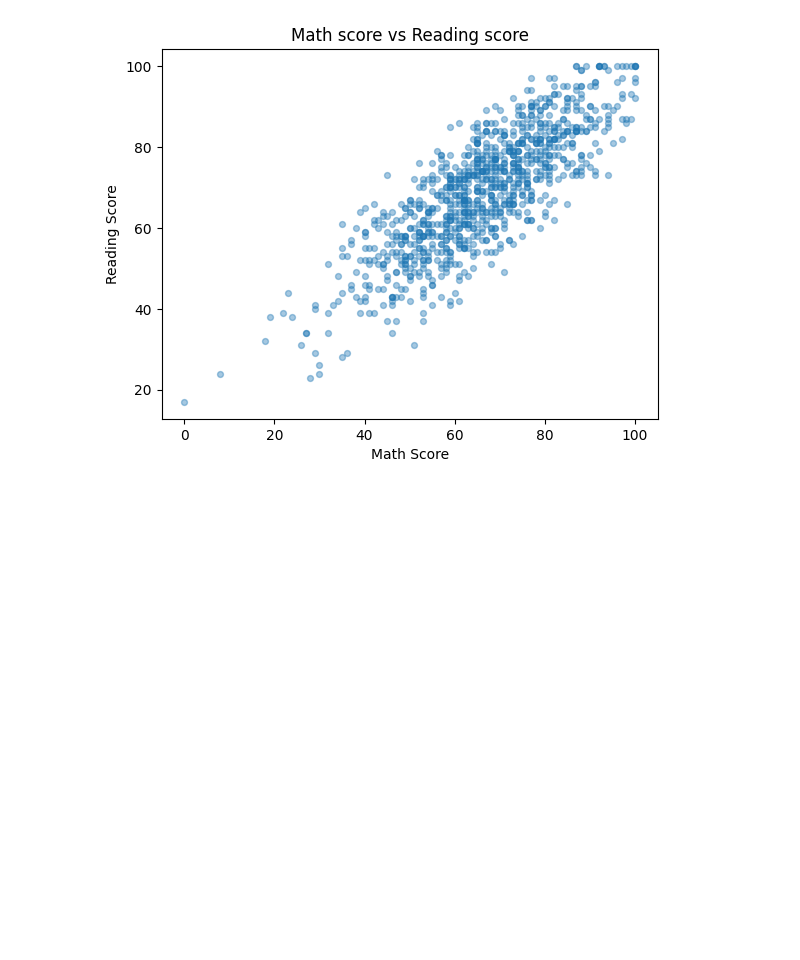
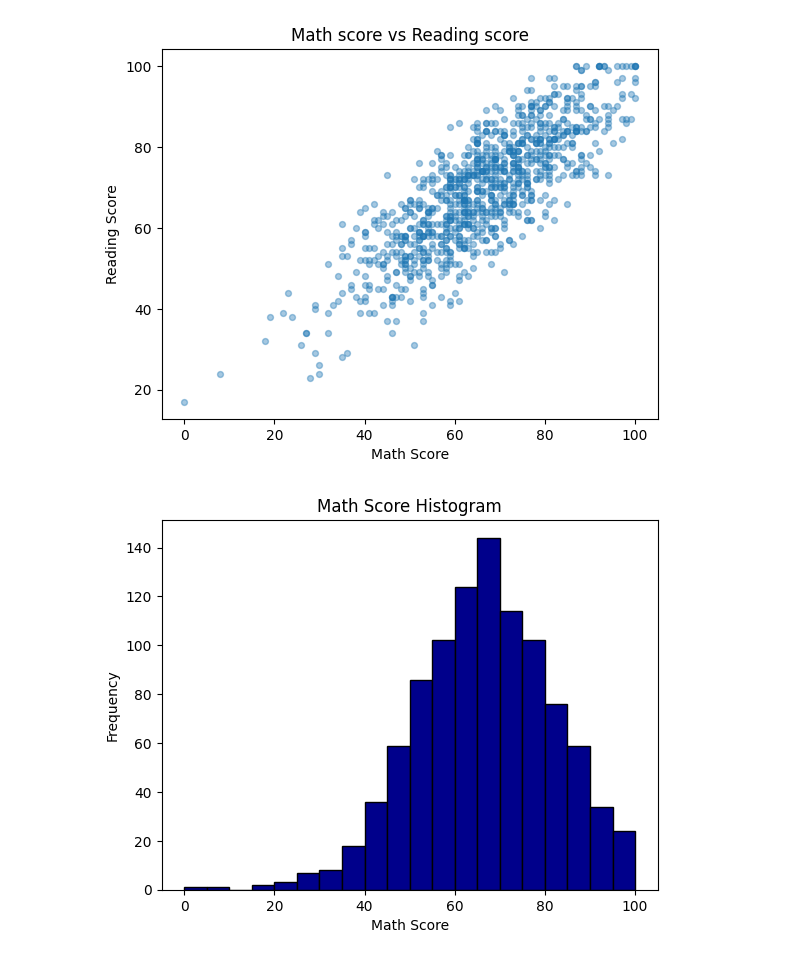
Before and after one commit to smchakma/ResearchWithSkillMoprh, a Jupyter notebook: Matplotlib_and_Seaborn.ipynb, the cells around one changed output. Cells and saved outputs as stored; diff of their text form; code cells hidden in the pictures; blank space fills up the shorter version.

```diff
--- a/Matplotlib_and_Seaborn.ipynb
+++ b/Matplotlib_and_Seaborn.ipynb
@@ -100,3 +100,13 @@ plt.savefig("/content/drive/MyDrive/Datasets/Math_score_vs_Reading_score_figure.
 plt.show()
 # %% [output]
 [figure]
+# %%
+##Histograam
+
+fig, ax = plt.subplots()
+ax.hist(students['math score'], bins = 20, color = 'darkblue', edgecolor = 'black')
+ax.set(title='Math Score Histogram', xlabel='Math Score', ylabel='Frequency')
+plt.savefig("/content/drive/MyDrive/Datasets/Math_Score_Histogram_figure.png", dpi=600, bbox_inches='tight')
+plt.show()
+# %% [output]
+[figure, added]
```
Also changed, not shown: parts of 1 cell of this notebook.
